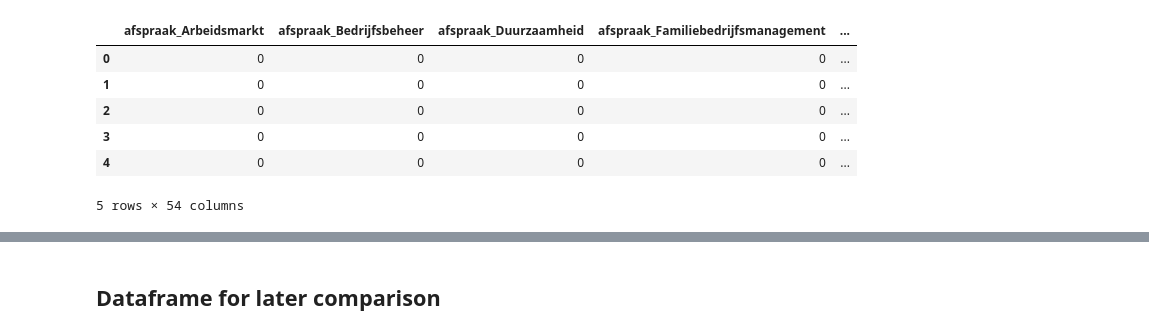
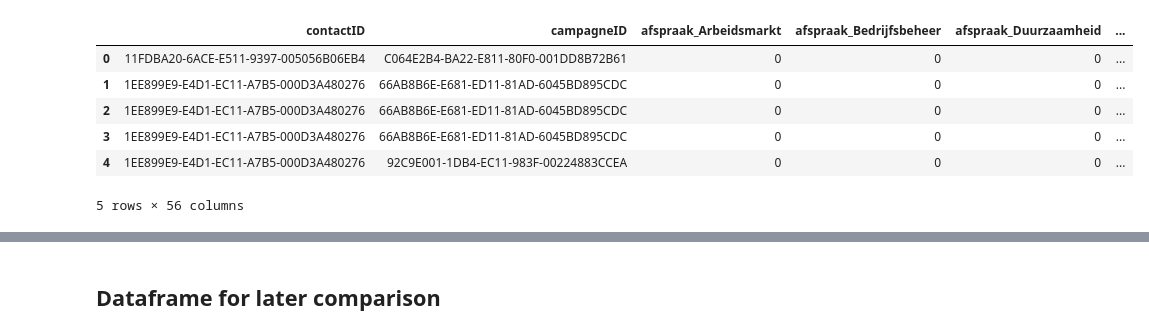
Before and after one commit to Floris-Buyse-FB/Data-Engineering-Project-2, a Jupyter notebook: scripts/AA_REC_SYSTEM_SUPERVISED.ipynb, the cells around one changed output, grey strips where cells are left out. Cells and saved outputs as stored; diff of their text form; code cells hidden in the pictures.

```diff
--- a/scripts/AA_REC_SYSTEM_SUPERVISED.ipynb
+++ b/scripts/AA_REC_SYSTEM_SUPERVISED.ipynb
@@ -14,16 +14,16 @@ from sklearn.tree import DecisionTreeClassifier
 from sklearn.ensemble import RandomForestClassifier, VotingClassifier, BaggingClassifier, AdaBoostClassifier, GradientBoostingClassifier, StackingClassifier
 from sklearn.metrics import ConfusionMatrixDisplay, precision_score, recall_score, f1_score, roc_auc_score, roc_curve, accuracy_score
 # %%
-df = pd.read_csv('../data_clean/AA_Supervised_dataset.csv')
+df = pd.read_csv('../data_clean/AA_Supervised_dataset_50_50.csv')
 df.head()
 # %% [output]
-|  | afspraak_Arbeidsmarkt | afspraak_Bedrijfsbeheer | afspraak_Duurzaamheid | afspraak_Familiebedrijfsmanagement | ... |
-| 0 | 0 | 0 | 0 | 0 | ... |
-| 1 | 0 | 0 | 0 | 0 | ... |
-| 2 | 0 | 0 | 0 | 0 | ... |
-| 3 | 0 | 0 | 0 | 0 | ... |
-| 4 | 0 | 0 | 0 | 0 | ... |
+|  | contactID | campagneID | afspraak_Arbeidsmarkt | afspraak_Bedrijfsbeheer | afspraak_Duurzaamheid | ... |
+| 0 | 11FDBA20-6ACE-E511-9397-005056B06EB4 | C064E2B4-BA22-E811-80F0-001DD8B72B61 | 0 | 0 | 0 | ... |
+| 1 | 1EE899E9-E4D1-EC11-A7B5-000D3A480276 | 66AB8B6E-E681-ED11-81AD-6045BD895CDC | 0 | 0 | 0 | ... |
+| 2 | 1EE899E9-E4D1-EC11-A7B5-000D3A480276 | 66AB8B6E-E681-ED11-81AD-6045BD895CDC | 0 | 0 | 0 | ... |
+| 3 | 1EE899E9-E4D1-EC11-A7B5-000D3A480276 | 66AB8B6E-E681-ED11-81AD-6045BD895CDC | 0 | 0 | 0 | ... |
+| 4 | 1EE899E9-E4D1-EC11-A7B5-000D3A480276 | 92C9E001-1DB4-EC11-983F-00224883CCEA | 0 | 0 | 0 | ... |
-5 rows × 54 columns
+5 rows × 56 columns
 # %%
 df.info()
 # %% [output]
```
Also changed, not shown: parts of 26 cells of this notebook, 4 other files.
